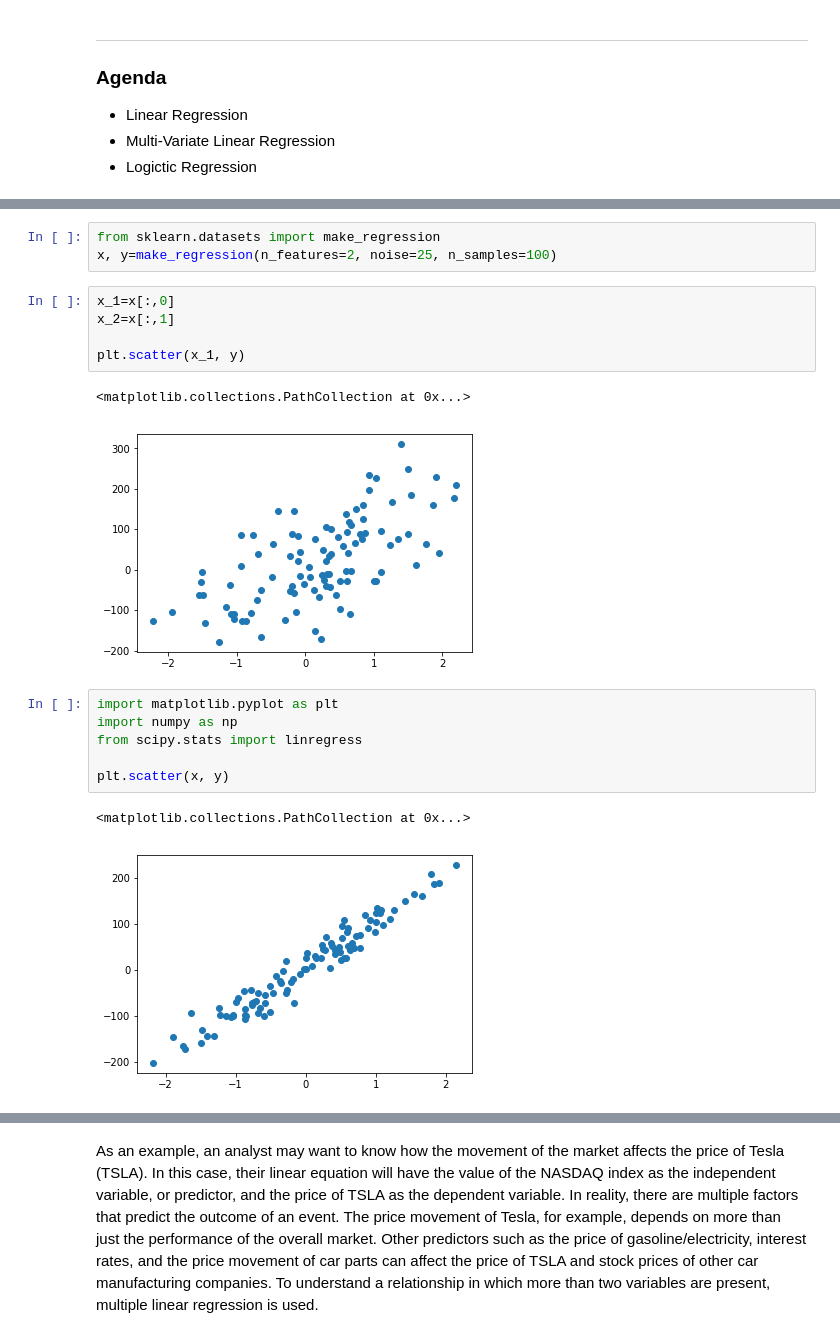
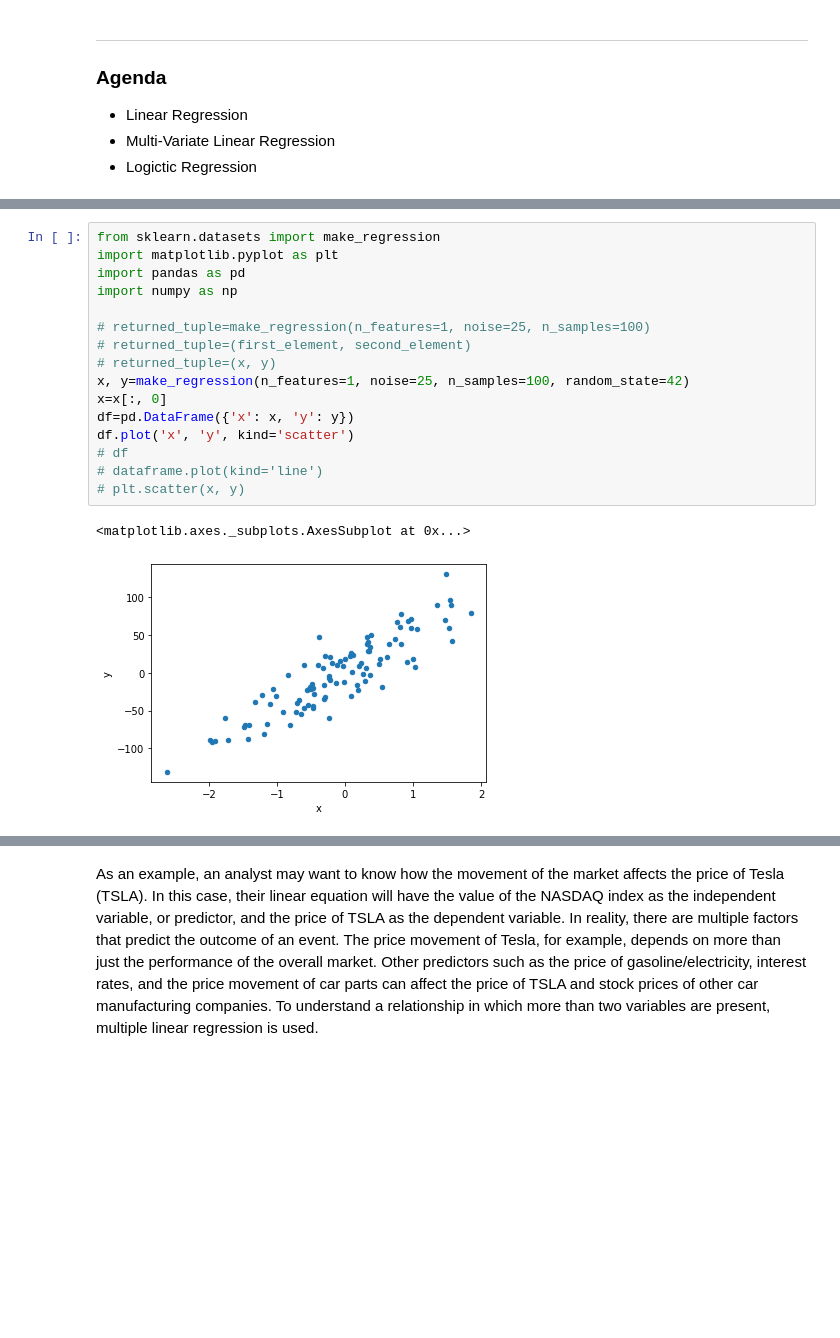
Before and after one commit to kevinclee26/nebula_ds, a Jupyter notebook: class_d7/regression_analysis.ipynb, the cells around one changed output, grey strips where cells are left out. Saved outputs shown, nothing was run; the diff lists cells and outputs as text; blank space fills up the shorter version.

```diff
--- a/class_d7/regression_analysis.ipynb
+++ b/class_d7/regression_analysis.ipynb
@@ -21,23 +21,22 @@ Regression analysis is primarily used for two conceptually distinct purposes.
 The method of ordinary least squares computes the unique line (or hyperplane) that minimizes the sum of squared distances between the true data and that line (or hyperplane). For specific mathematical reasons (see linear regression), this allows the researcher to estimate the conditional expectation (or population average value) of the dependent variable when the independent variables take on a given set of values.
 
 ![simple](https://github.com/kevinclee26/nebula_ds/blob/master/class_d7/images/image_1.png?raw=true)
-# %%
-from sklearn.datasets import make_regression
-x, y=make_regression(n_features=2, noise=25, n_samples=100)
-# %%
-x_1=x[:,0]
-x_2=x[:,1]
-
-plt.scatter(x_1, y)
-# %% [output]
-<matplotlib.collections.PathCollection at 0x...>
-[figure, removed]
-# %%
-import matplotlib.pyplot as plt
-import numpy as np
-from scipy.stats import linregress
-
-plt.scatter(x, y)
-# %% [output]
-<matplotlib.collections.PathCollection at 0x...>
-[figure, removed]
+# %%
+from sklearn.datasets import make_regression
+import matplotlib.pyplot as plt
+import pandas as pd
+import numpy as np
+
+# returned_tuple=make_regression(n_features=1, noise=25, n_samples=100)
+# returned_tuple=(first_element, second_element)
+# returned_tuple=(x, y)
+x, y=make_regression(n_features=1, noise=25, n_samples=100, random_state=42)
+x=x[:, 0]
+df=pd.DataFrame({'x': x, 'y': y})
+df.plot('x', 'y', kind='scatter')
+# df
+# dataframe.plot(kind='line')
+# plt.scatter(x, y)
+# %% [output]
+<matplotlib.axes._subplots.AxesSubplot at 0x...>
+[figure, added]
```
Also changed, not shown: parts of 6 cells of this notebook.
